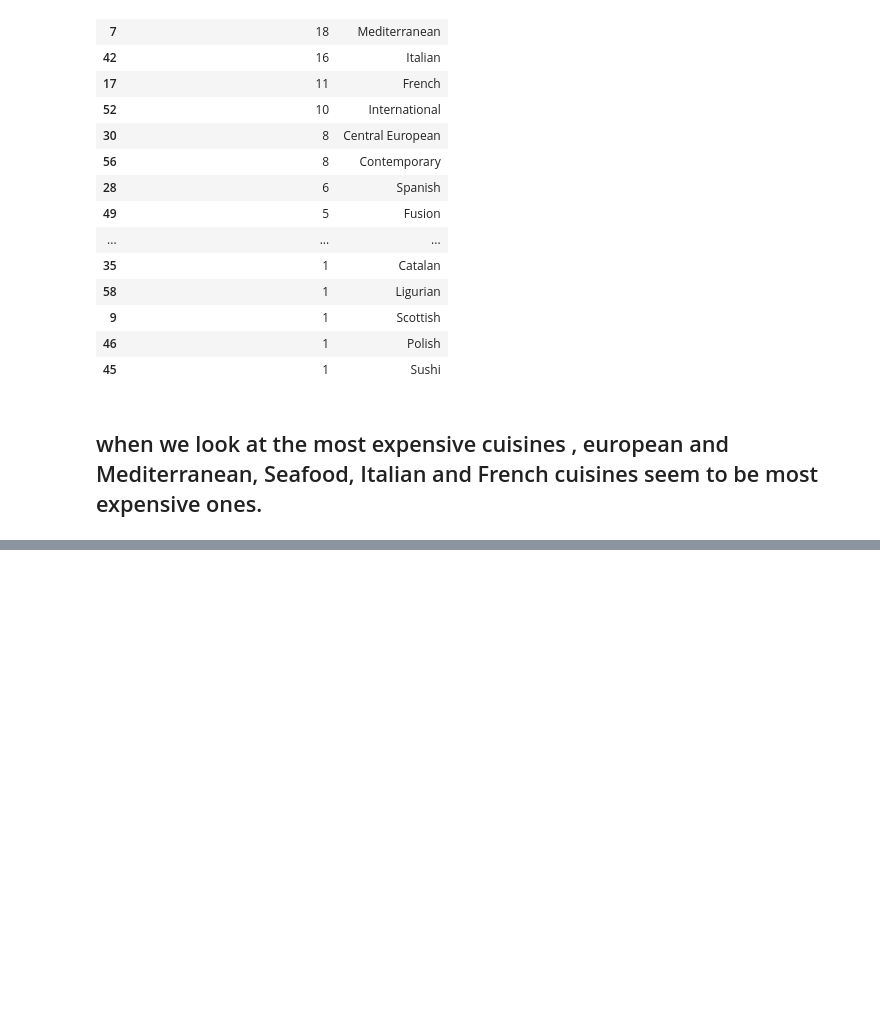
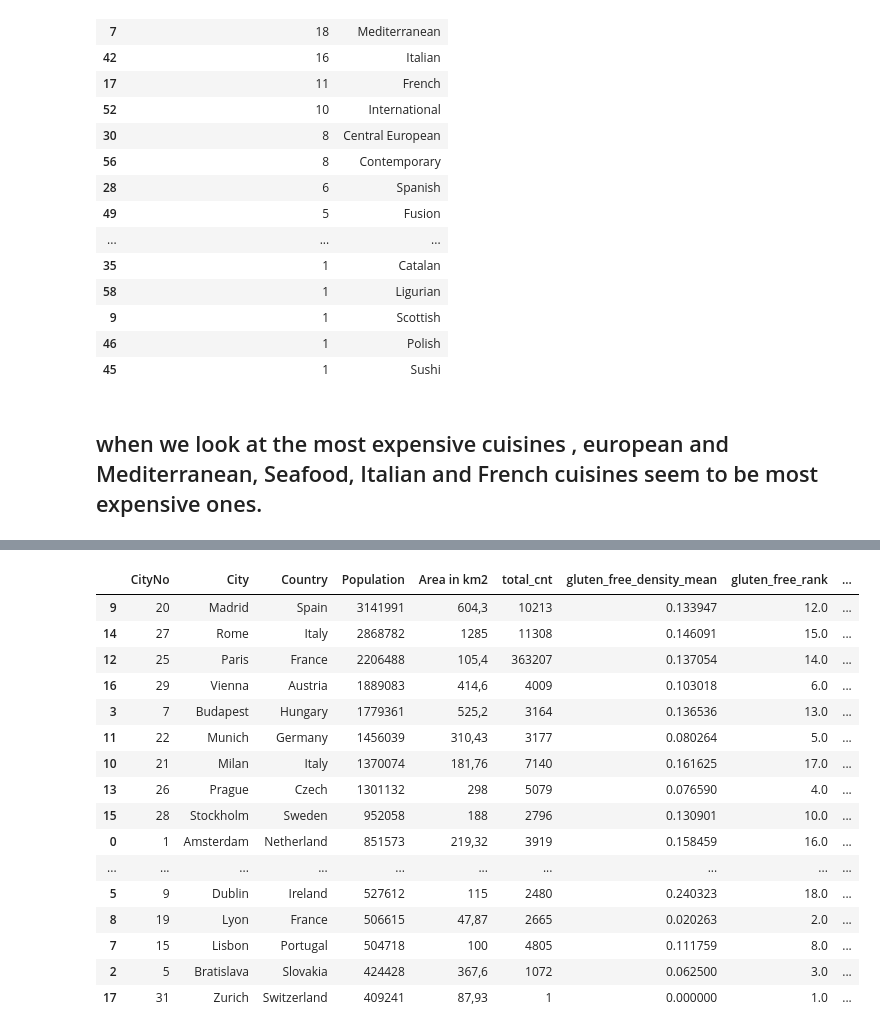
Before and after one commit to hltrk/challenge, a Jupyter notebook: data challenge.ipynb, the cells around one changed output, grey strips where cells are left out. Drawn from its saved outputs; the diff is of its cells as text; code cells hidden in the pictures; blank space fills up the shorter version.

```diff
--- a/data challenge.ipynb
+++ b/data challenge.ipynb
@@ -498,0 +505,8 @@ expensive_cuisine_df.sort_values(by="count_in_top_50_expensive_record", ascendin
+# %%
+df_eu_capt = pd.read_csv('europe_capitals_population_and_area.csv', sep=';')
+df["gluten_flg"] = np.where(df["gluten_free"]=='Y', 1, 0)
+df_grouped = df[["gluten_flg", "city"]].groupby(by="city").agg(["count", "mean"])
+df_grouped.reset_index(inplace=True)
+df_grouped.columns = df_grouped.columns.droplevel(1)
+df_grouped.columns = ['City', 'total_cnt',  'gluten_free_density_mean']
+df_grouped
@@ -498,0 +527,27 @@ expensive_cuisine_df.sort_values(by="count_in_top_50_expensive_record", ascendin
+# %%
+df_merged = df_eu_capt.merge(df_grouped, how="inner", on="City")
+df_merged.sort_values(by="gluten_free_density_mean")
+df_merged["gluten_free_rank"] = df_merged["gluten_free_density_mean"].rank(method="first", ascending=True)
+df_merged["population_rank"] = df_merged["Population"].rank(method="first", ascending=False)
+df_merged.sort_values(by="Population", ascending=False)
+
+#Selected city should have lower rank in the population
+#elected city should have lower rank in the gluten free density
+# %% [output]
+|  | CityNo | City | Country | Population | Area in km2 | total_cnt | gluten_free_density_mean | gluten_free_rank | ... |
+| 9 | 20 | Madrid | Spain | 3141991 | 604,3 | 10213 | 0.133947 | 12.0 | ... |
+| 14 | 27 | Rome | Italy | 2868782 | 1285 | 11308 | 0.146091 | 15.0 | ... |
+| 12 | 25 | Paris | France | 2206488 | 105,4 | 363207 | 0.137054 | 14.0 | ... |
+| 16 | 29 | Vienna | Austria | 1889083 | 414,6 | 4009 | 0.103018 | 6.0 | ... |
+| 3 | 7 | Budapest | Hungary | 1779361 | 525,2 | 3164 | 0.136536 | 13.0 | ... |
+| 11 | 22 | Munich | Germany | 1456039 | 310,43 | 3177 | 0.080264 | 5.0 | ... |
+| 10 | 21 | Milan | Italy | 1370074 | 181,76 | 7140 | 0.161625 | 17.0 | ... |
+| 13 | 26 | Prague | Czech | 1301132 | 298 | 5079 | 0.076590 | 4.0 | ... |
+| 15 | 28 | Stockholm | Sweden | 952058 | 188 | 2796 | 0.130901 | 10.0 | ... |
+| 0 | 1 | Amsterdam | Netherland | 851573 | 219,32 | 3919 | 0.158459 | 16.0 | ... |
+| ... | ... | ... | ... | ... | ... | ... | ... | ... | ... |
+| 5 | 9 | Dublin | Ireland | 527612 | 115 | 2480 | 0.240323 | 18.0 | ... |
+| 8 | 19 | Lyon | France | 506615 | 47,87 | 2665 | 0.020263 | 2.0 | ... |
+| 7 | 15 | Lisbon | Portugal | 504718 | 100 | 4805 | 0.111759 | 8.0 | ... |
+| 2 | 5 | Bratislava | Slovakia | 424428 | 367,6 | 1072 | 0.062500 | 3.0 | ... |
+| 17 | 31 | Zurich | Switzerland | 409241 | 87,93 | 1 | 0.000000 | 1.0 | ... |
```
Also changed, not shown: parts of 17 cells of this notebook.
